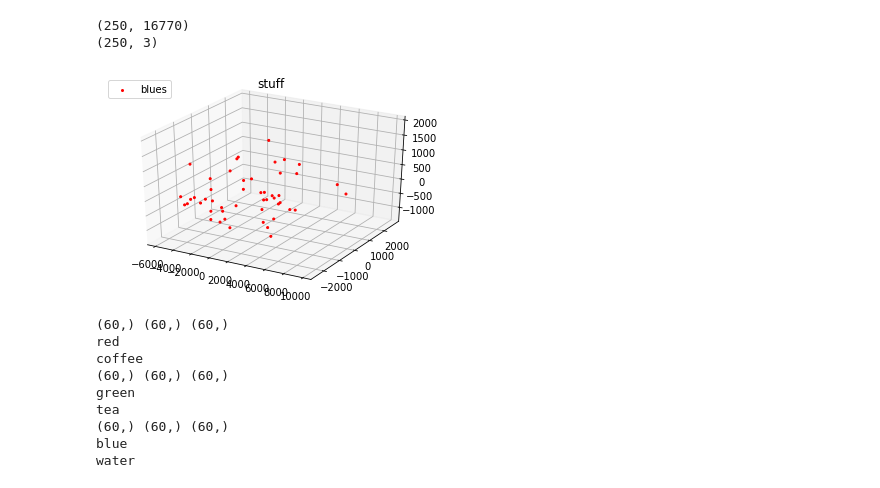
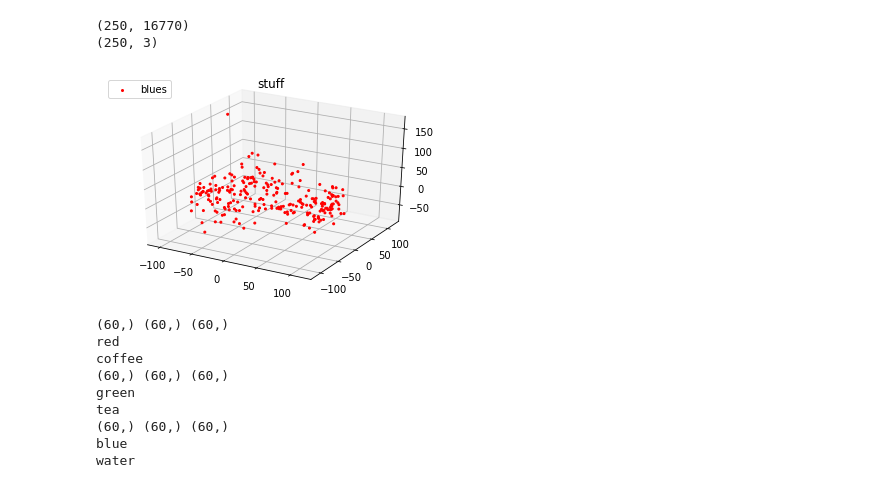
Before and after one commit to brendanyap/Genre-Classification, a Jupyter notebook: Brendan_Notebook.ipynb, the cells around one changed output. Cells and saved outputs as stored; diff of their text form; code cells hidden in the pictures.

```diff
--- a/Brendan_Notebook.ipynb
+++ b/Brendan_Notebook.ipynb
@@ -83,3 +84,7 @@ def plot_confusion_matrix(test_labels, predictions, title):
     plt.setp(ax.get_yticklabels(), rotation=45, ha="right",
                  rotation_mode="anchor")
     plt.show()
+# %%
+scaler = StandardScaler()
+X = scaler.fit_transform(X)
+X[0]
@@ -268,15 +278,15 @@ print(projected.shape)
 # %%
 fig = plt.figure()
 ax = fig.add_subplot(111, projection='3d')
-ax.scatter(projected[1:50,0], projected[1:50,1], projected[1:50,2], marker='o', color='red', label='blues', alpha=1, s=4)
+ax.scatter(projected[0:250,0], projected[0:250,1], projected[0:250,2], marker='o', color='red', label='blues', alpha=1, s=4)
 ax.set_xlabel=('PC1')
 ax.set_ylabel=('PC2')
 ax.set_zlabel=('PC3')
 plt.title('stuff')
 plt.legend(loc=2)
 plt.show()
 # %% [output]
-[figure, old version]
+[figure, new version]
 # %%
 g1 = (0.6 + 0.6 * np.random.rand(N), np.random.rand(N),0.4+0.1*np.random.rand(N))
 g2 = (0.4+0.3 * np.random.rand(N), 0.5*np.random.rand(N),0.1*np.random.rand(N))
```
Also changed, not shown: parts of 7 cells of this notebook.
